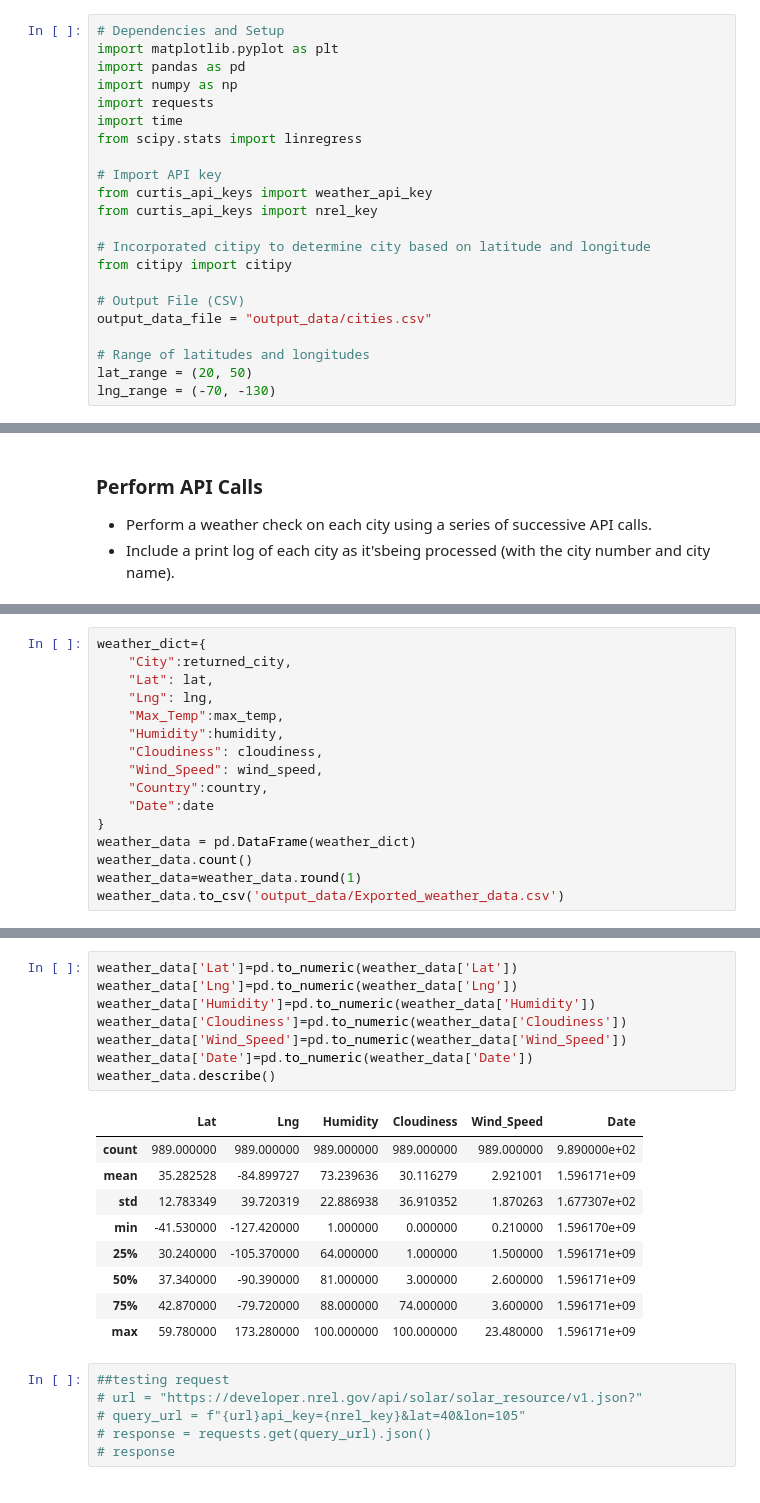
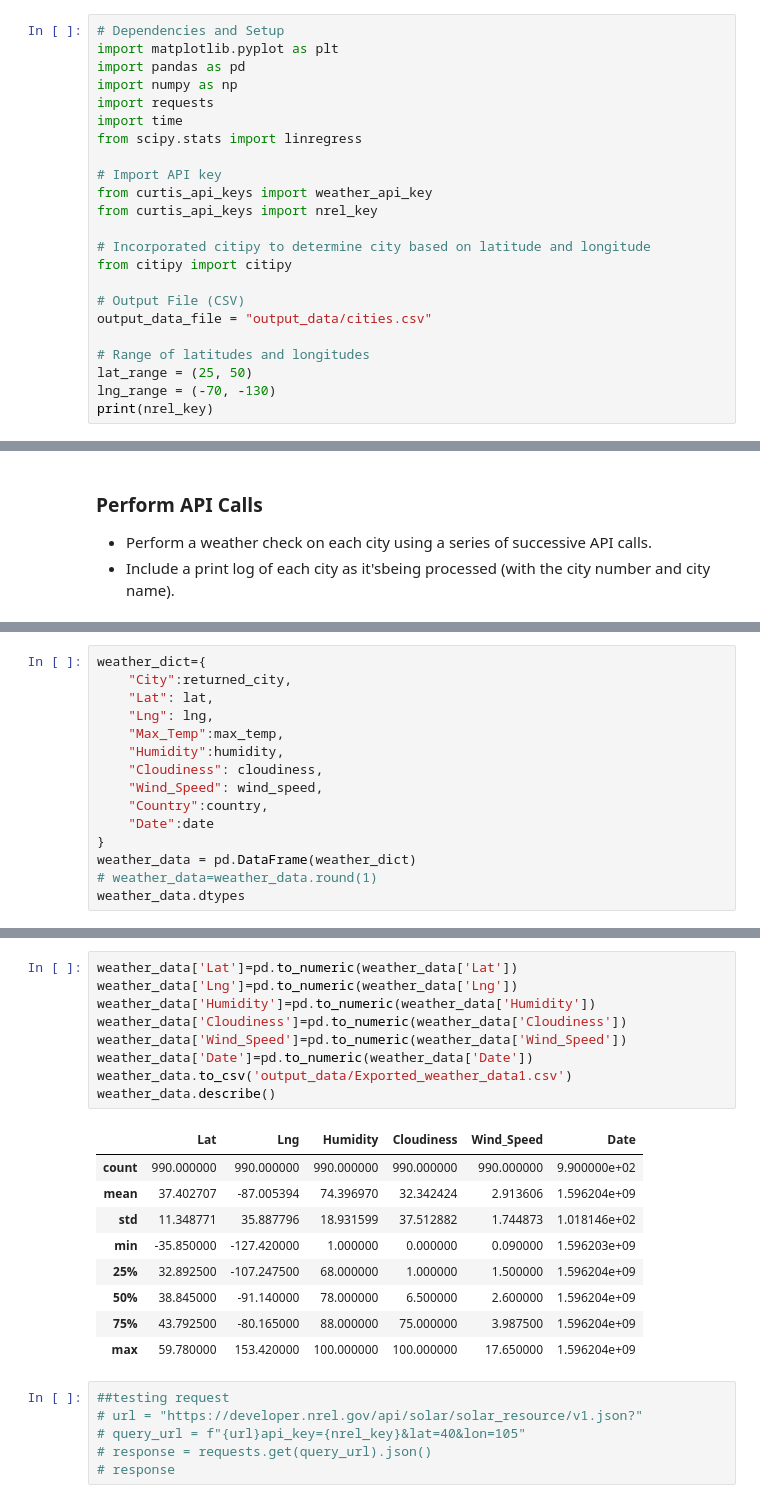
Before and after one commit to dborowski16/renewable-energy-analysis, a Jupyter notebook: APIstarter.ipynb, the cells around one changed output, grey strips where cells are left out. Drawn from its saved outputs; the diff is of its cells as text.

```diff
--- a/APIstarter.ipynb
+++ b/APIstarter.ipynb
@@ -24,5 +24,6 @@ from citipy import citipy
 output_data_file = "output_data/cities.csv"
 
 # Range of latitudes and longitudes
-lat_range = (20, 50)
+lat_range = (25, 50)
 lng_range = (-70, -130)
+print(nrel_key)
@@ -141,6 +144,5 @@ weather_dict={
     "Date":date
 }
 weather_data = pd.DataFrame(weather_dict)
-weather_data.count()
-weather_data=weather_data.round(1)
-weather_data.to_csv('output_data/Exported_weather_data.csv')
+# weather_data=weather_data.round(1)
+weather_data.dtypes
@@ -147,21 +160,22 @@ weather_data.to_csv('output_data/Exported_weather_data.csv')
 # %%
 weather_data['Lat']=pd.to_numeric(weather_data['Lat'])
 weather_data['Lng']=pd.to_numeric(weather_data['Lng'])
 weather_data['Humidity']=pd.to_numeric(weather_data['Humidity'])
 weather_data['Cloudiness']=pd.to_numeric(weather_data['Cloudiness'])
 weather_data['Wind_Speed']=pd.to_numeric(weather_data['Wind_Speed'])
 weather_data['Date']=pd.to_numeric(weather_data['Date'])
+weather_data.to_csv('output_data/Exported_weather_data1.csv')
 weather_data.describe()
 # %% [output]
 |  | Lat | Lng | Humidity | Cloudiness | Wind_Speed | Date |
-| count | 989.000000 | 989.000000 | 989.000000 | 989.000000 | 989.000000 | 9.890000e+02 |
-| mean | 35.282528 | -84.899727 | 73.239636 | 30.116279 | 2.921001 | 1.596171e+09 |
-| std | 12.783349 | 39.720319 | 22.886938 | 36.910352 | 1.870263 | 1.677307e+02 |
-| min | -41.530000 | -127.420000 | 1.000000 | 0.000000 | 0.210000 | 1.596170e+09 |
-| 25% | 30.240000 | -105.370000 | 64.000000 | 1.000000 | 1.500000 | 1.596171e+09 |
-| 50% | 37.340000 | -90.390000 | 81.000000 | 3.000000 | 2.600000 | 1.596171e+09 |
-| 75% | 42.870000 | -79.720000 | 88.000000 | 74.000000 | 3.600000 | 1.596171e+09 |
-| max | 59.780000 | 173.280000 | 100.000000 | 100.000000 | 23.480000 | 1.596171e+09 |
+| count | 990.000000 | 990.000000 | 990.000000 | 990.000000 | 990.000000 | 9.900000e+02 |
+| mean | 37.402707 | -87.005394 | 74.396970 | 32.342424 | 2.913606 | 1.596204e+09 |
+| std | 11.348771 | 35.887796 | 18.931599 | 37.512882 | 1.744873 | 1.018146e+02 |
+| min | -35.850000 | -127.420000 | 1.000000 | 0.000000 | 0.090000 | 1.596203e+09 |
+| 25% | 32.892500 | -107.247500 | 68.000000 | 1.000000 | 1.500000 | 1.596204e+09 |
+| 50% | 38.845000 | -91.140000 | 78.000000 | 6.500000 | 2.600000 | 1.596204e+09 |
+| 75% | 43.792500 | -80.165000 | 88.000000 | 75.000000 | 3.987500 | 1.596204e+09 |
+| max | 59.780000 | 153.420000 | 100.000000 | 100.000000 | 17.650000 | 1.596204e+09 |
 # %%
 ##testing request
 # url = "https://developer.nrel.gov/api/solar/solar_resource/v1.json?"
```
Also changed, not shown: parts of 12 cells of this notebook, 3 other files.
